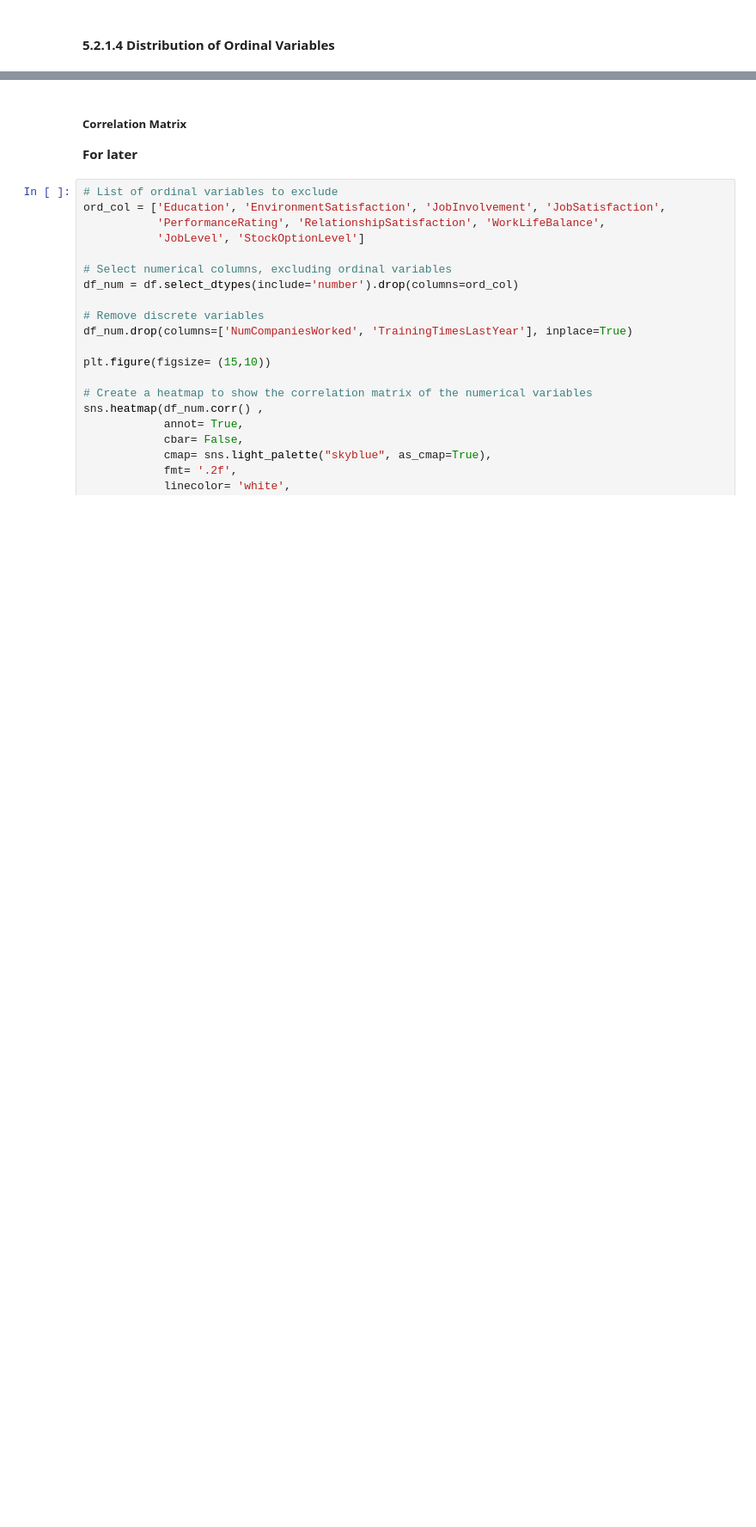
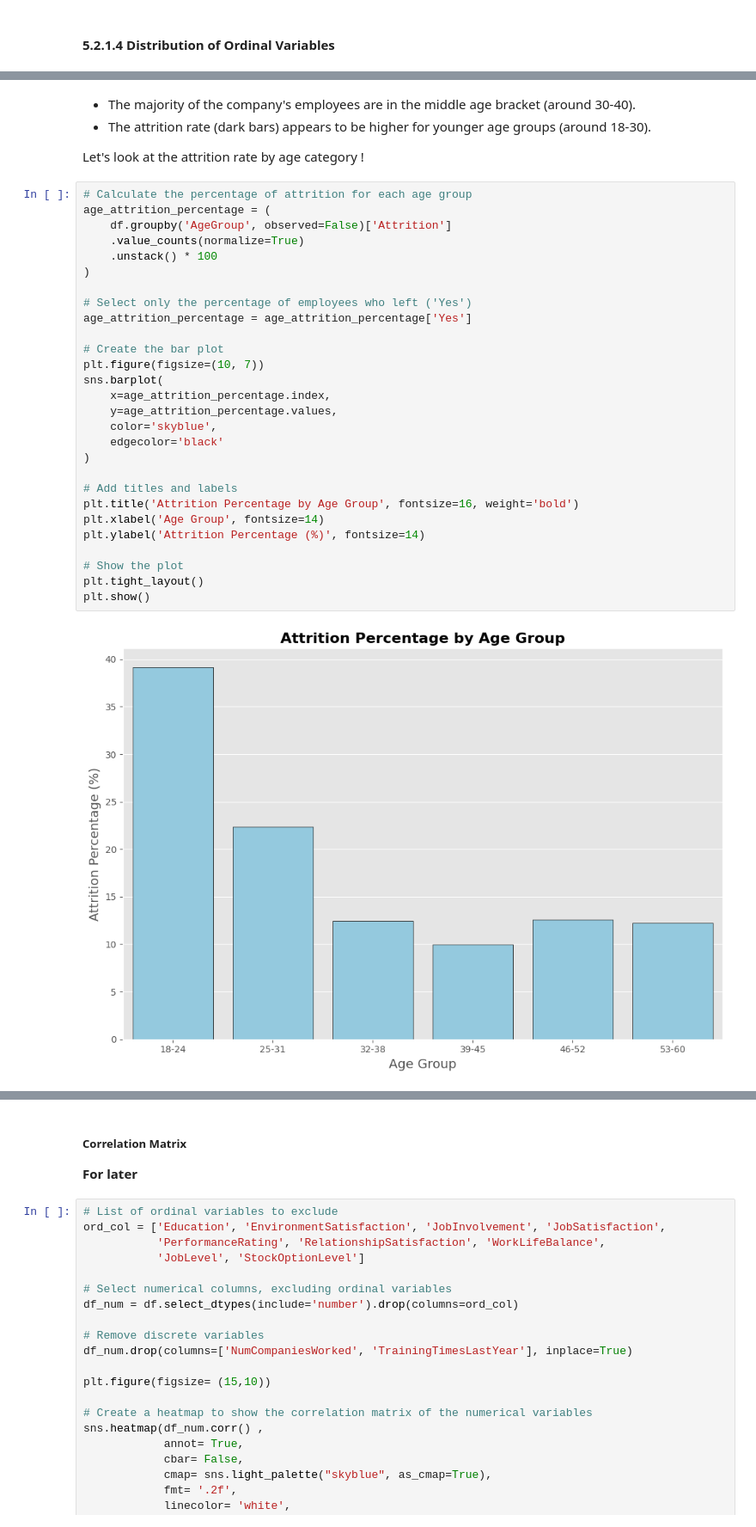
Before and after one commit to 0xArnaudR/IBM-HR-Analytics-Employee-Attrition, a Jupyter notebook: IBM_HR_Analytics_Employee_Attrition.ipynb, the cells around one changed output, grey strips where cells are left out. Shown at 86% size. Cells and saved outputs as stored; diff of their text form; blank space fills up the shorter version.

```diff
--- a/IBM_HR_Analytics_Employee_Attrition.ipynb
+++ b/IBM_HR_Analytics_Employee_Attrition.ipynb
@@ -432,0 +554,35 @@ Bar plot (don't forget to replace numerical values with their corresponding text
+# %% [markdown]
+- The majority of the company's employees are in the middle age bracket (around 30-40).
+- The attrition rate (dark bars) appears to be higher for younger age groups (around 18-30).
+
+Let's look at the attrition rate by age category !
+# %%
+# Calculate the percentage of attrition for each age group
+age_attrition_percentage = (
+    df.groupby('AgeGroup', observed=False)['Attrition']
+    .value_counts(normalize=True)
+    .unstack() * 100
+)
+
+# Select only the percentage of employees who left ('Yes')
+age_attrition_percentage = age_attrition_percentage['Yes']
+
+# Create the bar plot
+plt.figure(figsize=(10, 7))
+sns.barplot(
+    x=age_attrition_percentage.index,
+    y=age_attrition_percentage.values,
+    color='skyblue',
+    edgecolor='black'
+)
+
+# Add titles and labels
+plt.title('Attrition Percentage by Age Group', fontsize=16, weight='bold')
+plt.xlabel('Age Group', fontsize=14)
+plt.ylabel('Attrition Percentage (%)', fontsize=14)
+
+# Show the plot
+plt.tight_layout()
+plt.show()
+# %% [output]
+[figure, added]
```
Also changed, not shown: parts of 21 cells of this notebook.
